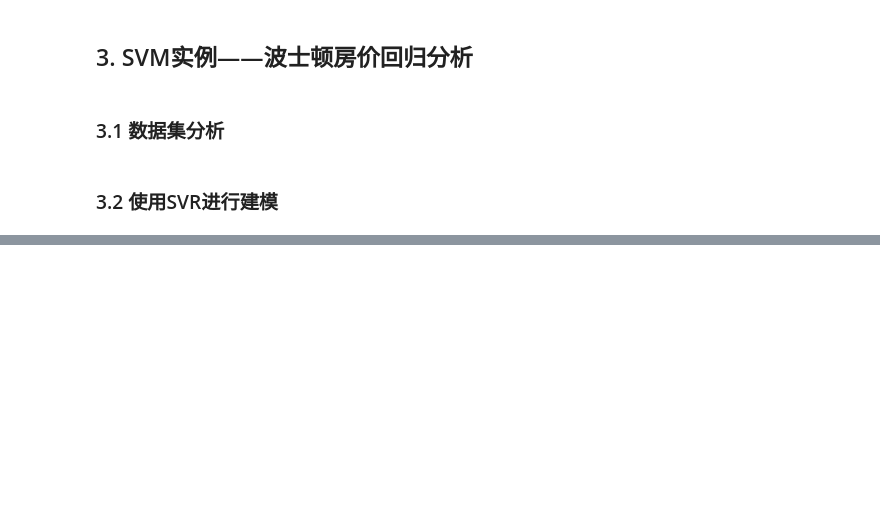
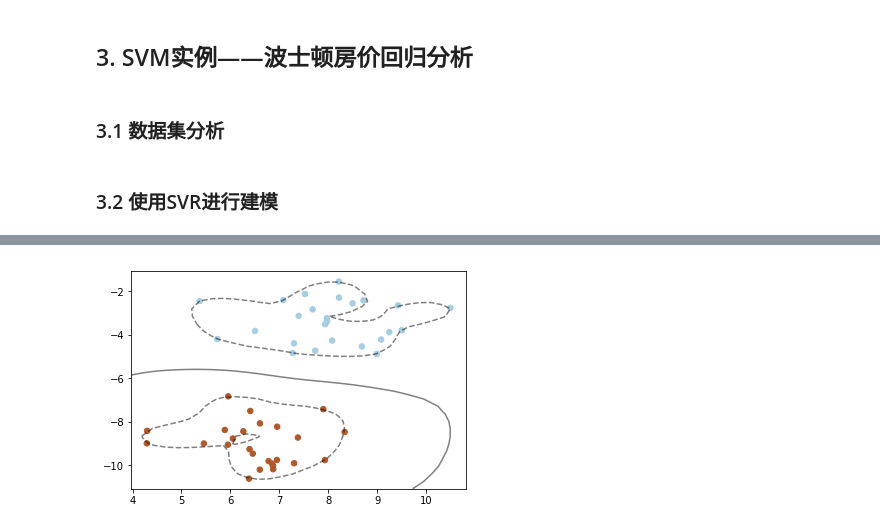
Before and after one commit to ouxinyu/Teaching, a Jupyter notebook: MachineLearning/Notebooks/Ch07-SVM.ipynb, the cells around one changed output, grey strips where cells are left out. Saved outputs shown, nothing was run; the diff lists cells and outputs as text; code cells hidden in the pictures; blank space fills up the shorter version.

```diff
--- a/MachineLearning/Notebooks/Ch07-SVM.ipynb
+++ b/MachineLearning/Notebooks/Ch07-SVM.ipynb
@@ -26,0 +64,28 @@
+# %%
+# 创建一个RBF内核的支持向量机模型
+clf_rbf = svm.SVC(kernel='rbf', C=1000)
+clf_rbf.fit(X, y)
+# 把数据点画出来
+plt.scatter(X[:, 0], X[:, 1], c=y, s=30, cmap=plt.cm.Paired)
+
+#建立图像坐标
+ax = plt.gca()
+xlim = ax.get_xlim()
+ylim = ax.get_ylim()
+
+
+xx = np.linspace(xlim[0], xlim[1], 30)
+yy = np.linspace(ylim[0], ylim[1], 30)
+YY, XX = np.meshgrid(yy, xx)
+xy = np.vstack([XX.ravel(), YY.ravel()]).T
+Z = clf_rbf.decision_function(xy).reshape(XX.shape)
+
+# 把分类的决定边界画出来
+ax.contour(XX, YY, Z, colors='k', levels=[-1, 0, 1], alpha=0.5,
+           linestyles=['--', '-', '--'])
+
+ax.scatter(clf_rbf.support_vectors_[:, 0], clf_rbf.support_vectors_[:, 1], s=100,
+           linewidth=1, facecolors='none')
+plt.show()
+# %% [output]
+[figure, added]
```
Also changed, not shown: parts of 13 cells of this notebook, 24 other files.
